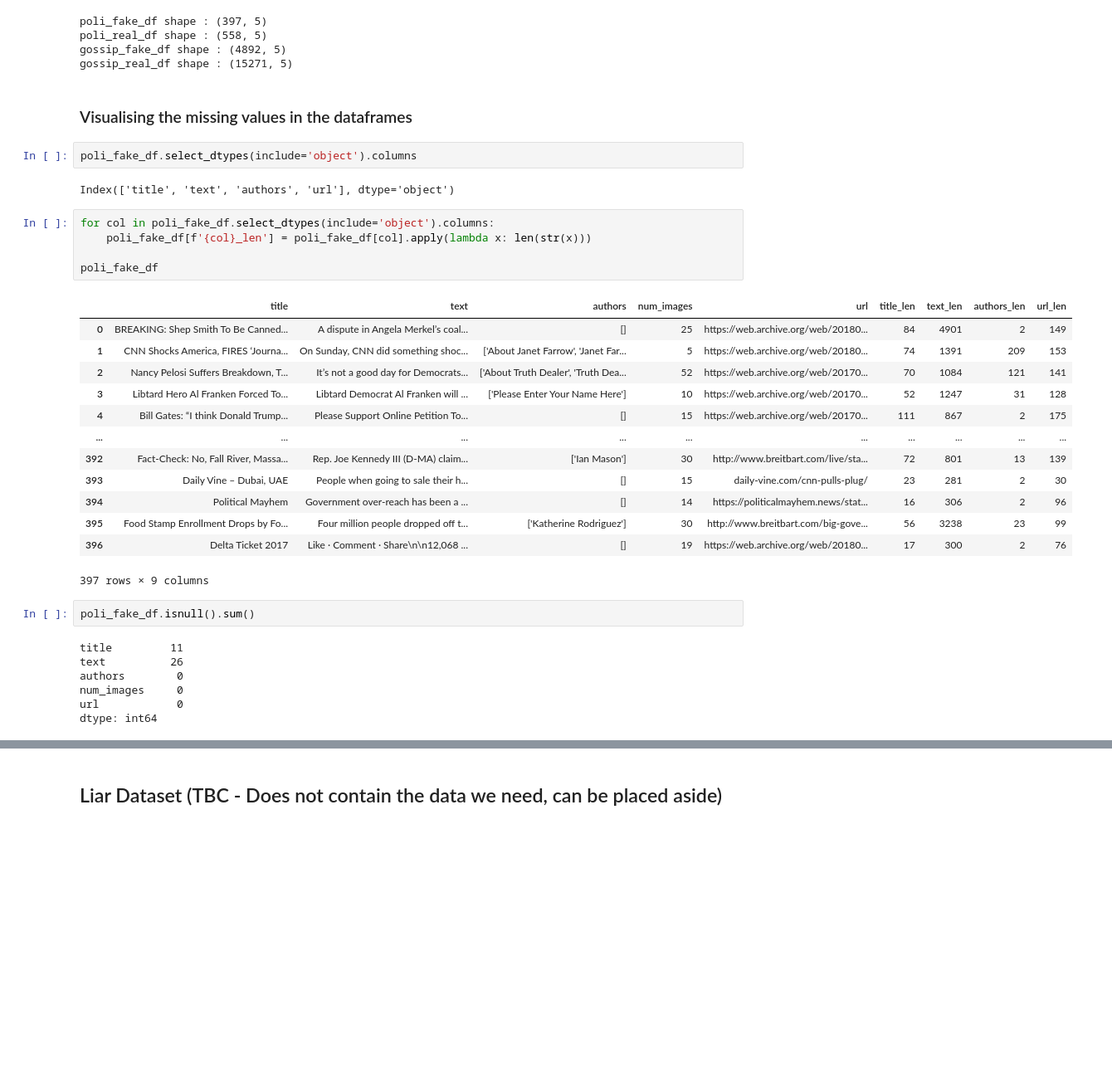
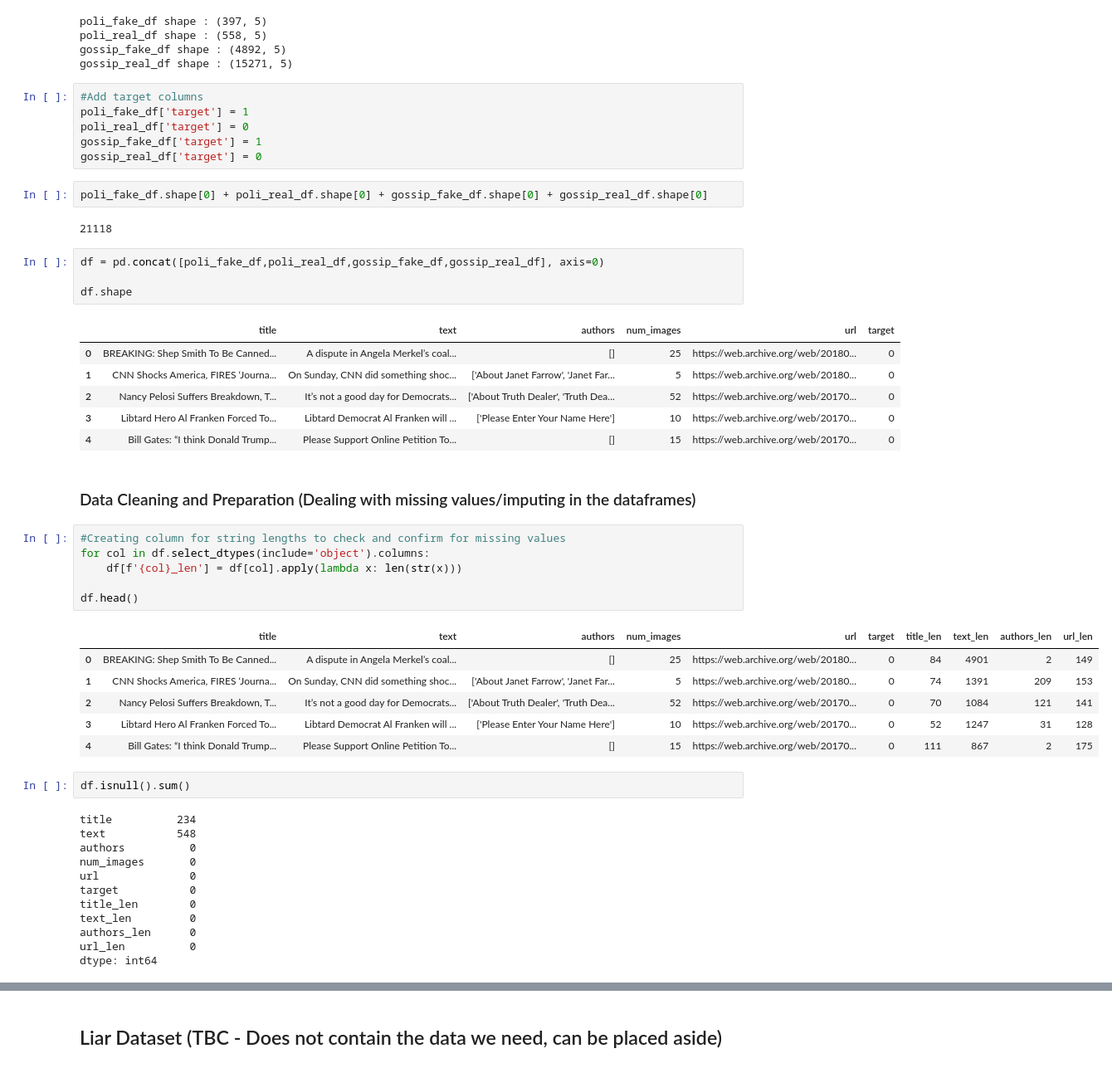
Before and after one commit to EddyEdzwan/StopFAIke, a Jupyter notebook: notebooks/Eddy_DataGatheringAndExploration.ipynb, the cells around one changed output, grey strips where cells are left out. Shown at 83% size. Drawn from its saved outputs; the diff is of its cells as text; blank space fills up the shorter version.

```diff
--- a/notebooks/Eddy_DataGatheringAndExploration.ipynb
+++ b/notebooks/Eddy_DataGatheringAndExploration.ipynb
@@ -104,38 +73,54 @@ poli_fake_df shape : (397, 5)
 poli_real_df shape : (558, 5)
 gossip_fake_df shape : (4892, 5)
 gossip_real_df shape : (15271, 5)
+# %%
+#Add target columns
+poli_fake_df['target'] = 1
+poli_real_df['target'] = 0
+gossip_fake_df['target'] = 1
+gossip_real_df['target'] = 0
+# %%
+poli_fake_df.shape[0] + poli_real_df.shape[0] + gossip_fake_df.shape[0] + gossip_real_df.shape[0]
+# %% [output]
+21118
+# %%
+df = pd.concat([poli_fake_df,poli_real_df,gossip_fake_df,gossip_real_df], axis=0)
+
+df.shape
+# %% [output]
+|  | title | text | authors | num_images | url | target |
+| 0 | BREAKING: Shep Smith To Be Canned... | A dispute in Angela Merkel’s coal... | [] | 25 | https://web.archive.org/web/20180... | 0 |
+| 1 | CNN Shocks America, FIRES ‘Journa... | On Sunday, CNN did something shoc... | ['About Janet Farrow', 'Janet Far... | 5 | https://web.archive.org/web/20180... | 0 |
+| 2 | Nancy Pelosi Suffers Breakdown, T... | It’s not a good day for Democrats... | ['About Truth Dealer', 'Truth Dea... | 52 | https://web.archive.org/web/20170... | 0 |
+| 3 | Libtard Hero Al Franken Forced To... | Libtard Democrat Al Franken will ... | ['Please Enter Your Name Here'] | 10 | https://web.archive.org/web/20170... | 0 |
+| 4 | Bill Gates: “I think Donald Trump... | Please Support Online Petition To... | [] | 15 | https://web.archive.org/web/20170... | 0 |
 # %% [markdown]
-### Visualising the missing values in the dataframes
+### Data Cleaning and Preparation (Dealing with missing values/imputing in the dataframes)
-# %%
-poli_fake_df.select_dtypes(include='object').columns
-# %% [output]
-Index(['title', 'text', 'authors', 'url'], dtype='object')
 # %%
-for col in poli_fake_df.select_dtypes(include='object').columns:
-    poli_fake_df[f'{col}_len'] = poli_fake_df[col].apply(lambda x: len(str(x)))
+#Creating column for string lengths to check and confirm for missing values
+for col in df.select_dtypes(include='object').columns:
+    df[f'{col}_len'] = df[col].apply(lambda x: len(str(x)))
 
-poli_fake_df
+df.head()
 # %% [output]
-|  | title | text | authors | num_images | url | title_len | text_len | authors_len | url_len |
-| 0 | BREAKING: Shep Smith To Be Canned... | A dispute in Angela Merkel’s coal... | [] | 25 | https://web.archive.org/web/20180... | 84 | 4901 | 2 | 149 |
-| 1 | CNN Shocks America, FIRES ‘Journa... | On Sunday, CNN did something shoc... | ['About Janet Farrow', 'Janet Far... | 5 | https://web.archive.org/web/20180... | 74 | 1391 | 209 | 153 |
-| 2 | Nancy Pelosi Suffers Breakdown, T... | It’s not a good day for Democrats... | ['About Truth Dealer', 'Truth Dea... | 52 | https://web.archive.org/web/20170... | 70 | 1084 | 121 | 141 |
-| 3 | Libtard Hero Al Franken Forced To... | Libtard Democrat Al Franken will ... | ['Please Enter Your Name Here'] | 10 | https://web.archive.org/web/20170... | 52 | 1247 | 31 | 128 |
-| 4 | Bill Gates: “I think Donald Trump... | Please Support Online Petition To... | [] | 15 | https://web.archive.org/web/20170... | 111 | 867 | 2 | 175 |
-| ... | ... | ... | ... | ... | ... | ... | ... | ... | ... |
-| 392 | Fact-Check: No, Fall River, Massa... | Rep. Joe Kennedy III (D-MA) claim... | ['Ian Mason'] | 30 | http://www.breitbart.com/live/sta... | 72 | 801 | 13 | 139 |
-| 393 | Daily Vine – Dubai, UAE | People when going to sale their h... | [] | 15 | daily-vine.com/cnn-pulls-plug/ | 23 | 281 | 2 | 30 |
-| 394 | Political Mayhem | Government over-reach has been a ... | [] | 14 | https://politicalmayhem.news/stat... | 16 | 306 | 2 | 96 |
-| 395 | Food Stamp Enrollment Drops by Fo... | Four million people dropped off t... | ['Katherine Rodriguez'] | 30 | http://www.breitbart.com/big-gove... | 56 | 3238 | 23 | 99 |
-| 396 | Delta Ticket 2017 | Like · Comment · Share\n\n12,068 ... | [] | 19 | https://web.archive.org/web/20180... | 17 | 300 | 2 | 76 |
+|  | title | text | authors | num_images | url | target | title_len | text_len | authors_len | url_len |
+| 0 | BREAKING: Shep Smith To Be Canned... | A dispute in Angela Merkel’s coal... | [] | 25 | https://web.archive.org/web/20180... | 0 | 84 | 4901 | 2 | 149 |
+| 1 | CNN Shocks America, FIRES ‘Journa... | On Sunday, CNN did something shoc... | ['About Janet Farrow', 'Janet Far... | 5 | https://web.archive.org/web/20180... | 0 | 74 | 1391 | 209 | 153 |
+| 2 | Nancy Pelosi Suffers Breakdown, T... | It’s not a good day for Democrats... | ['About Truth Dealer', 'Truth Dea... | 52 | https://web.archive.org/web/20170... | 0 | 70 | 1084 | 121 | 141 |
+| 3 | Libtard Hero Al Franken Forced To... | Libtard Democrat Al Franken will ... | ['Please Enter Your Name Here'] | 10 | https://web.archive.org/web/20170... | 0 | 52 | 1247 | 31 | 128 |
+| 4 | Bill Gates: “I think Donald Trump... | Please Support Online Petition To... | [] | 15 | https://web.archive.org/web/20170... | 0 | 111 | 867 | 2 | 175 |
-397 rows × 9 columns
 # %%
-poli_fake_df.isnull().sum()
+df.isnull().sum()
 # %% [output]
-title         11
-text          26
-authors        0
-num_images     0
-url            0
+title          234
+text           548
+authors          0
+num_images       0
+url              0
+target           0
+title_len        0
+text_len         0
+authors_len      0
+url_len          0
 dtype: int64
 # %%
```
Also changed, not shown: parts of 35 cells of this notebook, 1 other file.
